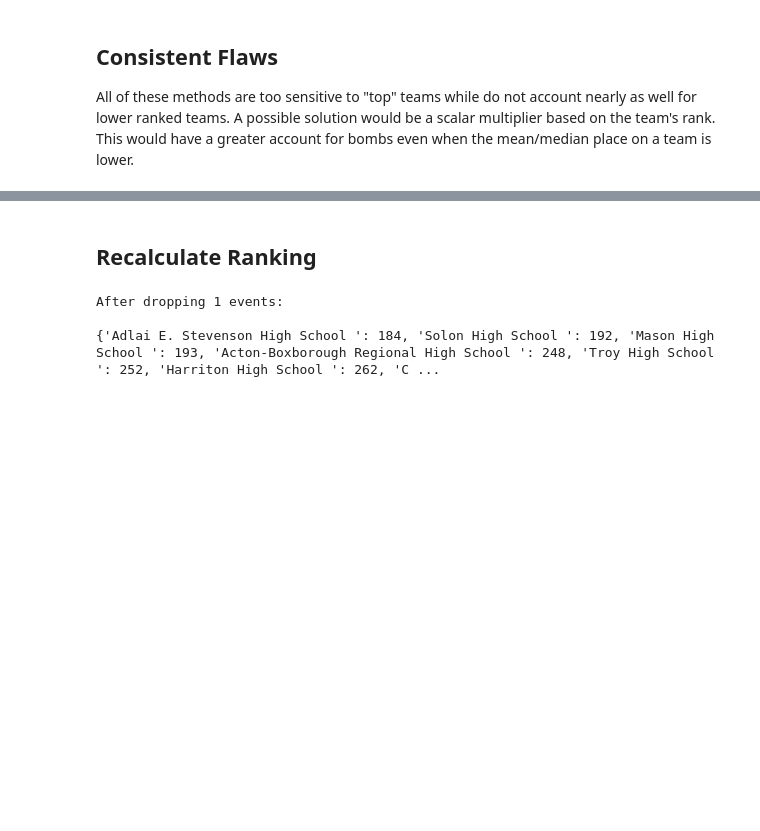
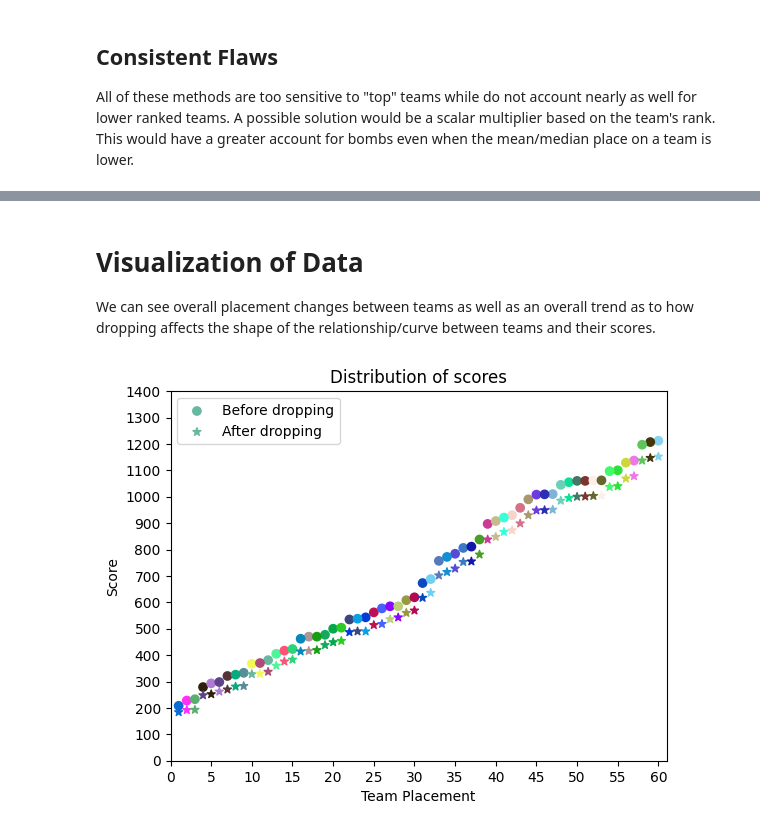
Before and after one commit to pandabear189/SciolyPredictions, a Jupyter notebook: demos/drops.ipynb, the cells around one changed output, grey strips where cells are left out. Saved outputs shown, nothing was run; the diff lists cells and outputs as text; code cells hidden in the pictures; blank space fills up the shorter version.

Commit message:
organization, subclassing, better demo/declutter of drops.ipynb

```diff
--- a/demos/drops.ipynb
+++ b/demos/drops.ipynb
@@ -112,18 +187,12 @@ All of these methods are too sensitive to "top" teams while do not account nearl
 # %%
-method: typing.Callable = std_deviation
+std_dev_model = Drops(
+    file_path="../data/2023-05-20_nationals_c.yaml",
+    method="std_deviation",
+    alpha=1.5
+)
 
-# run method
-bombed_events = {t: [] for t in teams} # clear map
-
-alpha = 1.5
-method(alpha)
-
-score_copy = full_scores.copy()
-drops = round(sum([len(bombed_events[t]) for t in bombed_events])/len(teams))
-
-for _ in range(drops):
-    for team in score_copy:
-        score_copy[team].remove(max(score_copy[team]))
+std_dev_model.drop()
+utils.pretty_print(std_dev_model.teams, dict(sorted(std_dev_model.dropped_scores.items(), key=lambda item: item[1])))
 # %% [output]
 "Bombed" events by school: {'Syosset High School ': ['Bridge', 'Flight', 'Remote Sensing'], 'Ward Melville High School ': ['Environmental Chemistry'], 'Troy High School ': ['Chemistry Lab', 'Forensics ...
 
@@ -131,12 +220,7 @@ Average "bombed events":  1.3
 # %% [markdown]
-## Recalculate Ranking
+# Visualization of Data
+We can see overall placement changes between teams as well as an overall trend as to how dropping affects the shape of the relationship/curve between teams and their scores.
 # %%
-score_with_drops = {t: sum(score_copy[t]) for t in score_copy}
-
-sorted_scores = dict(sorted(score_with_drops.items(), key=lambda item: item[1]))
-print(f"After dropping {drops} events: \n")
-print(utils.pretty_print(teams, sorted_scores))
+std_dev_model.visualize()
 # %% [output]
-After dropping 1 events:
-
-{'Adlai E. Stevenson High School ': 184, 'Solon High School ': 192, 'Mason High School ': 193, 'Acton-Boxborough Regional High School ': 248, 'Troy High School ': 252, 'Harriton High School ': 262, 'C ...
+[figure, added]
```
Also changed, not shown: parts of 11 cells of this notebook, 3 other files.
